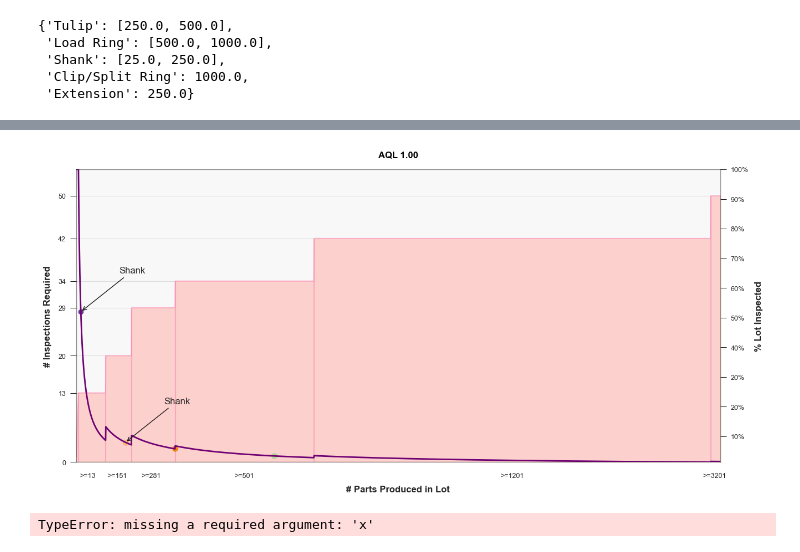
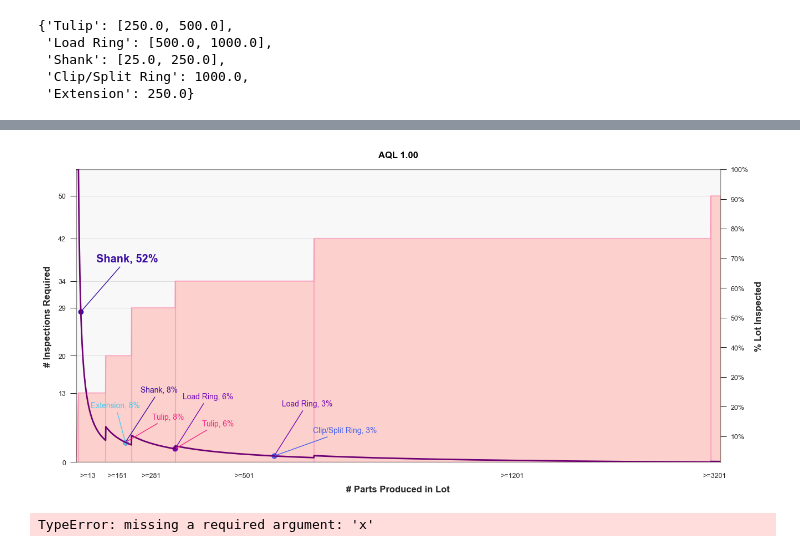
Before and after one commit to tall-geese/AQL-order-breakdown, a Jupyter notebook: notebooks/Analysis of Modular Components Impact on AQL.ipynb, the cells around one changed output, grey strips where cells are left out. Cells and saved outputs as stored; diff of their text form; code cells hidden in the pictures.

```diff
--- a/notebooks/Analysis of Modular Components Impact on AQL.ipynb
+++ b/notebooks/Analysis of Modular Components Impact on AQL.ipynb
@@ -158,24 +161,28 @@ for ax3 in g.axes.flat:
 # %%
-labels = ['Tulip','Load Ring','Shank','Clip/Split Ring','Extension']
-def annotate(lbl, mode):
-    inspPer = aql_frame.loc[aql_frame['Qty'] == mode]['%']
-    ax2.scatter(x=mode, y=inspPer)
-    if lbl == 'Shank':
-        ax2.annotate(text='Shank', xy=(mode, inspPer), xycoords='data', xytext=(50,50), textcoords=('offset points'),
-            arrowprops=dict(arrowstyle='->', color='k'))
+# labels = ['Tulip','Load Ring','Shank','Clip/Split Ring','Extension']
+palette=['#f72585','#7209b7','#3a0ca3','#4361ee','#4cc9f0']
+labels = {'Tulip':(35,30),'Load Ring':(10,65),'Shank':(20,65),'Clip/Split Ring':(50,30),'Extension':(-45,45)}
+def annotate(lbl, mode, num):
+    inspPer = aql_frame.loc[aql_frame['Qty'] == mode]['%'].iloc[0]
+    # print('{:.0%}'.format(inspPer), lbl)
+    ax2.scatter(x=mode, y=inspPer, c=palette[num], alpha =1.0)
+    # if lbl == 'Shank':
+    ax2.annotate(text=lbl + ', ' + '{:.0%}'.format(inspPer), xy=(mode, inspPer), xycoords='data',xytext=labels[lbl],
+                textcoords=('offset points'), color=palette[num],fontweight='extra bold' if (lbl=='Shank' and mode ==25) else 'normal',
+                fontsize='large' if (lbl=='Shank' and mode ==25) else 'small', arrowprops=dict(arrowstyle='-', color=palette[num]))
 
-for comp in labels:
+for pos, comp in enumerate(labels.keys()):
     vals = modes[comp]
     if isinstance(vals,list):
         for val in vals:
-            annotate(comp, val)
+            annotate(comp, val, pos)
     else:
-        annotate(comp, vals)
+        annotate(comp, vals, pos)
 fig
 
 # aql_frame.loc[aql_frame['Qty'] == 500]['%']
 # %% [output]
-[figure, old version]
+[figure, new version]
 # %%
 ax3.scatter()
 fig
```
Also changed, not shown: parts of 1 cell of this notebook.
